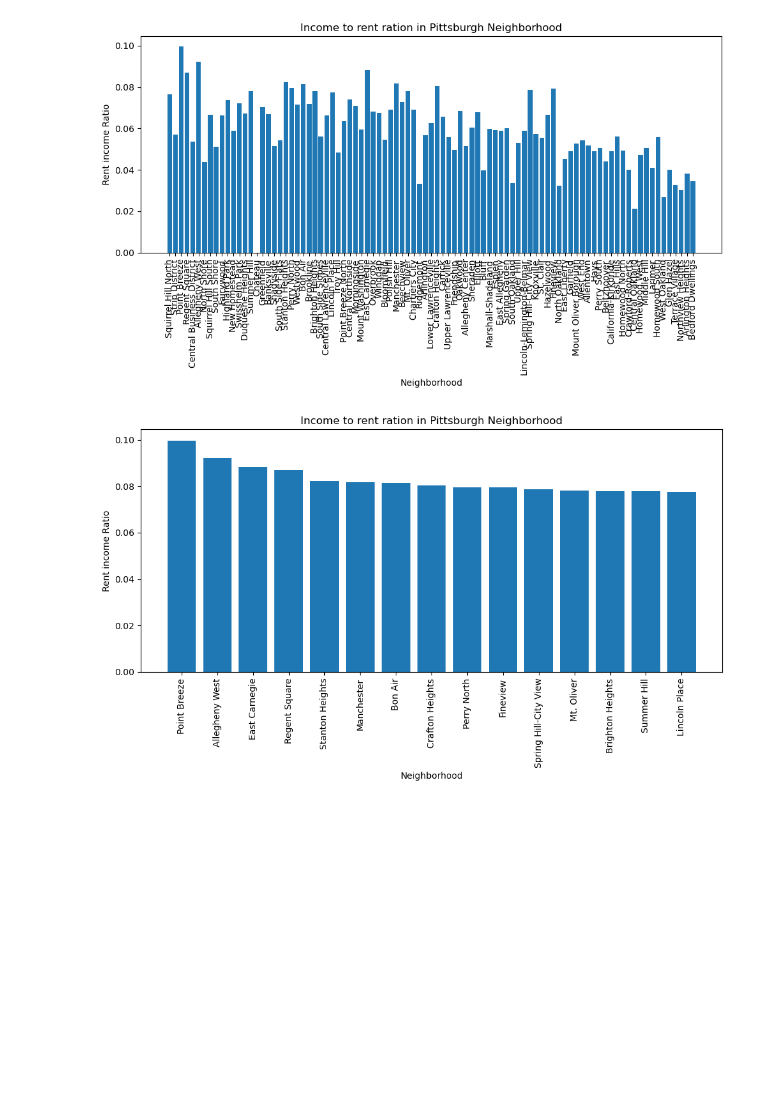
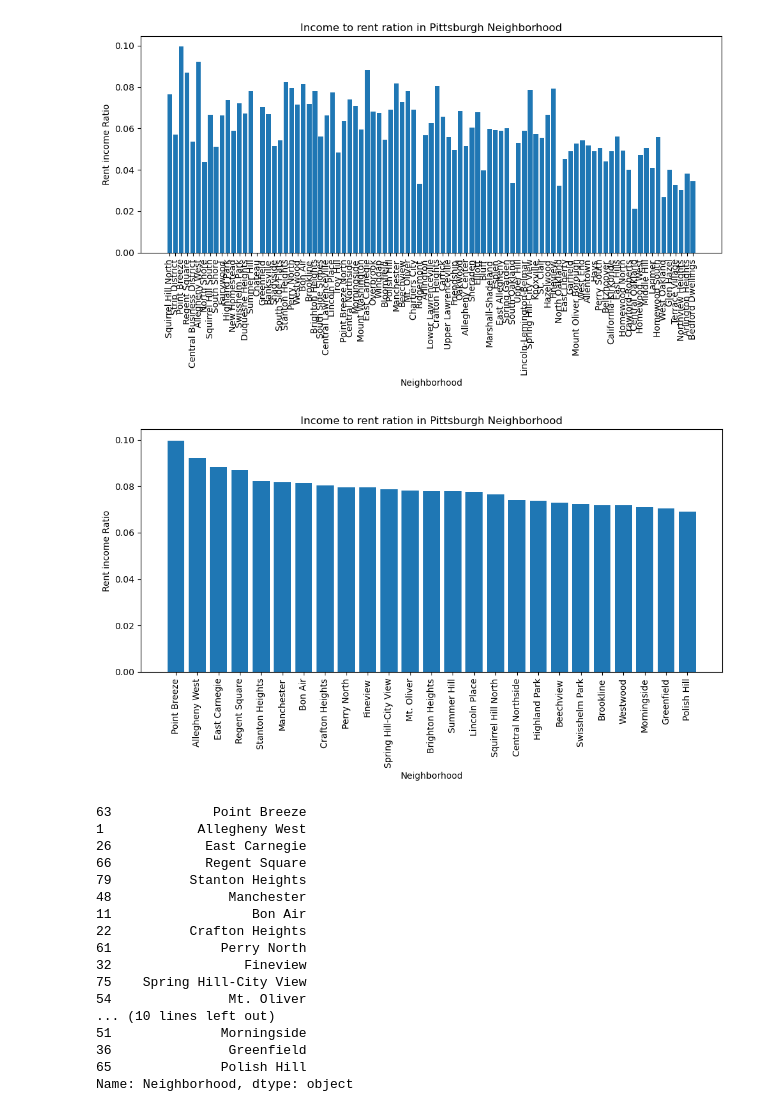
Before and after one commit to nbrauser/CMPINF_Final_Project, a Jupyter notebook: nmb132_final_project.ipynb, the cells around one changed output. Drawn from its saved outputs; the diff is of its cells as text; code cells hidden in the pictures; blank space fills up the shorter version.

```diff
--- a/nmb132_final_project.ipynb
+++ b/nmb132_final_project.ipynb
@@ -169,16 +169,34 @@ plt.show()
 # %% [output]
 [figure]
 # %%
-income = income.sort_values(by='rentIncomeRatio', ascending=T)
-rentIncomeTop15 = income.head(15)
+income = income.sort_values(by='rentIncomeRatio', ascending=False)
+rentIncomeTop15 = income.head(25)
 
 plt.figure(figsize=(10, 6))
 plt.bar(rentIncomeTop15["Neighborhood"], rentIncomeTop15["rentIncomeRatio"])
 plt.xticks(rotation=90)
 plt.xlabel("Neighborhood")
 plt.ylabel("Rent income Ratio")
 plt.title("Income to rent ration in Pittsburgh Neighborhood")
 plt.tight_layout()
 plt.show()
+print(rentIncomeTop15["Neighborhood"])
 # %% [output]
-[figure, old version]
+[figure, new version]
+63             Point Breeze
+1            Allegheny West
+26            East Carnegie
+66            Regent Square
+79          Stanton Heights
+48               Manchester
+11                  Bon Air
+22          Crafton Heights
+61              Perry North
+32                 Fineview
+75    Spring Hill-City View
+54               Mt. Oliver
+... (10 lines left out)
+51              Morningside
+36               Greenfield
+65              Polish Hill
+Name: Neighborhood, dtype: object
```
Also changed, not shown: parts of 1 cell of this notebook, 5 other files.
